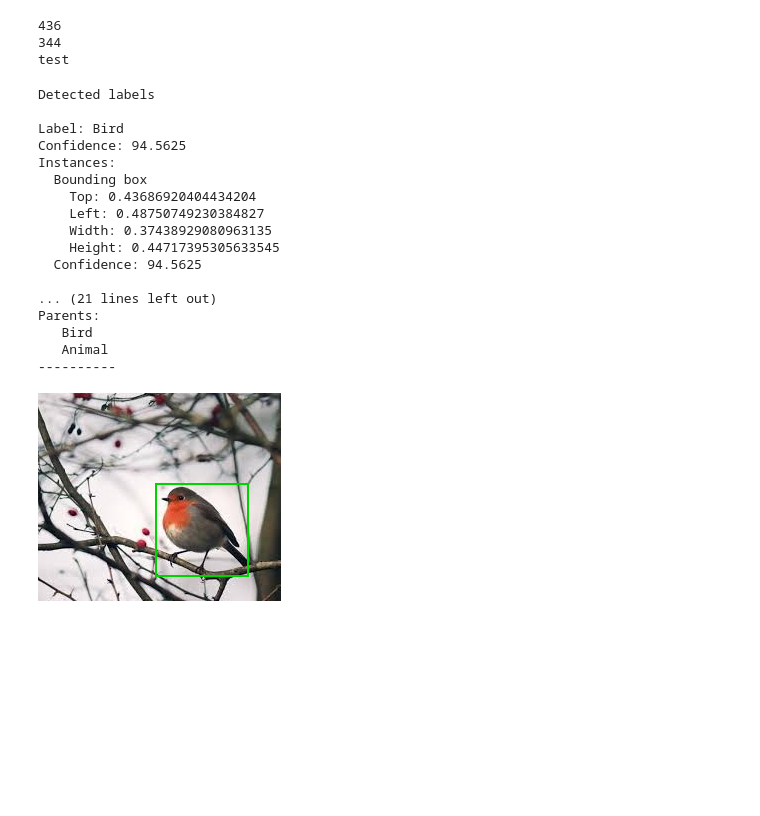
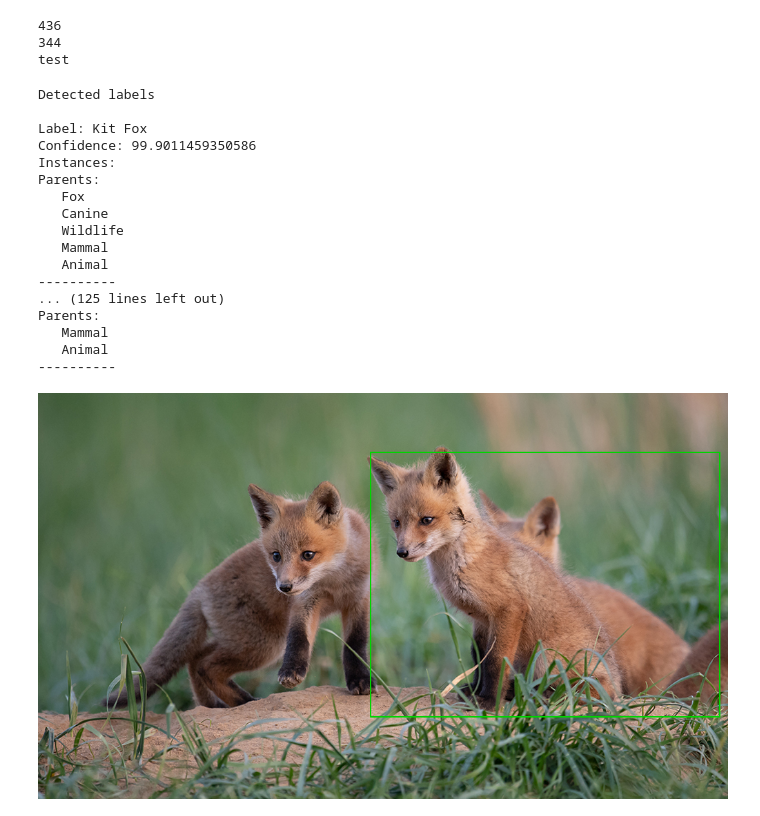
Before and after one commit to fraukecharms/fastapi-rekognition-compvision, a Jupyter notebook: plottests.ipynb, the cells around one changed output. Cells and saved outputs as stored; diff of their text form; code cells hidden in the pictures; blank space fills up the shorter version.

```diff
--- a/plottests.ipynb
+++ b/plottests.ipynb
@@ -101,23 +100,23 @@ test
 # %%
 from helper_rekognition import drawboundingboxes
 # %%
-drawboundingboxes(testpic = tpic)
+drawboundingboxes(testpic = 'testpic/pic3.jpg')
 # %% [output]
 Detected labels
 
-Label: Bird
-Confidence: 94.5625
+Label: Kit Fox
+Confidence: 99.9011459350586
 Instances:
-  Bounding box
-    Top: 0.43686920404434204
-    Left: 0.48750749230384827
-    Width: 0.37438929080963135
-    Height: 0.44717395305633545
-  Confidence: 94.5625
-
-... (21 lines left out)
 Parents:
-   Bird
+   Fox
+   Canine
+   Wildlife
+   Mammal
    Animal
 ----------
+... (125 lines left out)
+Parents:
+   Mammal
+   Animal
+----------
-[figure, old version]
+[figure, new version]
```
Also changed, not shown: parts of 1 cell of this notebook, 3 other files.
